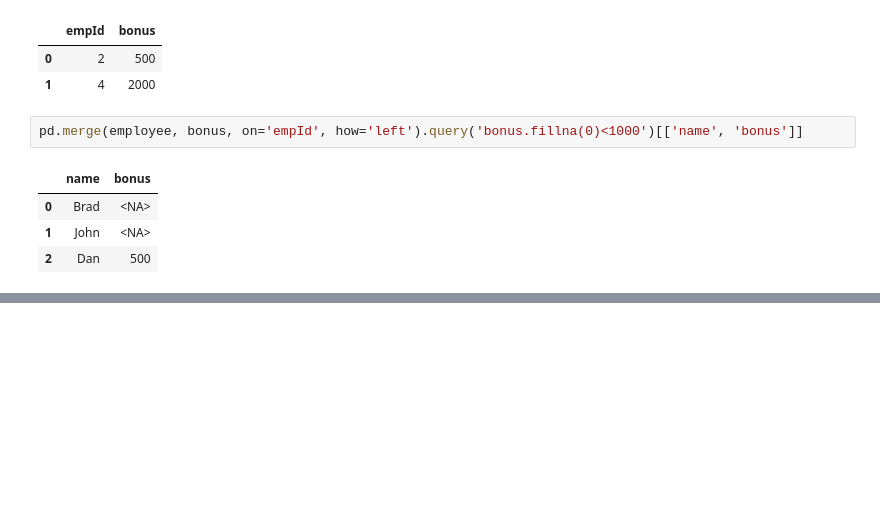
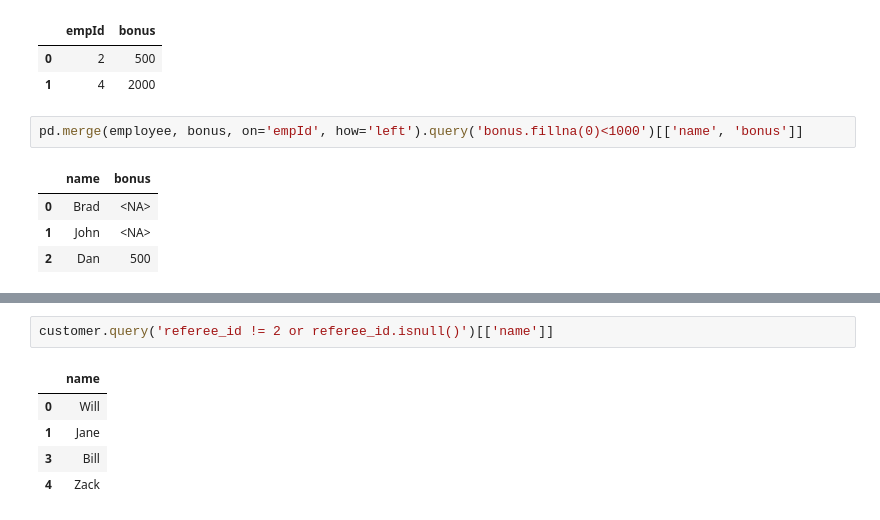
Before and after one commit to Praldmur/Tasks, a Jupyter notebook: Task_All.ipynb, the cells around one changed output, grey strips where cells are left out. Saved outputs shown, nothing was run; the diff lists cells and outputs as text; blank space fills up the shorter version.

```diff
--- a/Task_All.ipynb
+++ b/Task_All.ipynb
@@ -240,0 +257,8 @@ pd.merge(employee, bonus, on='empId', how='left').query('bonus.fillna(0)<1000')[
+# %%
+customer.query('referee_id != 2 or referee_id.isnull()')[['name']]
+# %% [output]
+|  | name |
+| 0 | Will |
+| 1 | Jane |
+| 3 | Bill |
+| 4 | Zack |
```
Also changed, not shown: parts of 2 cells of this notebook.
